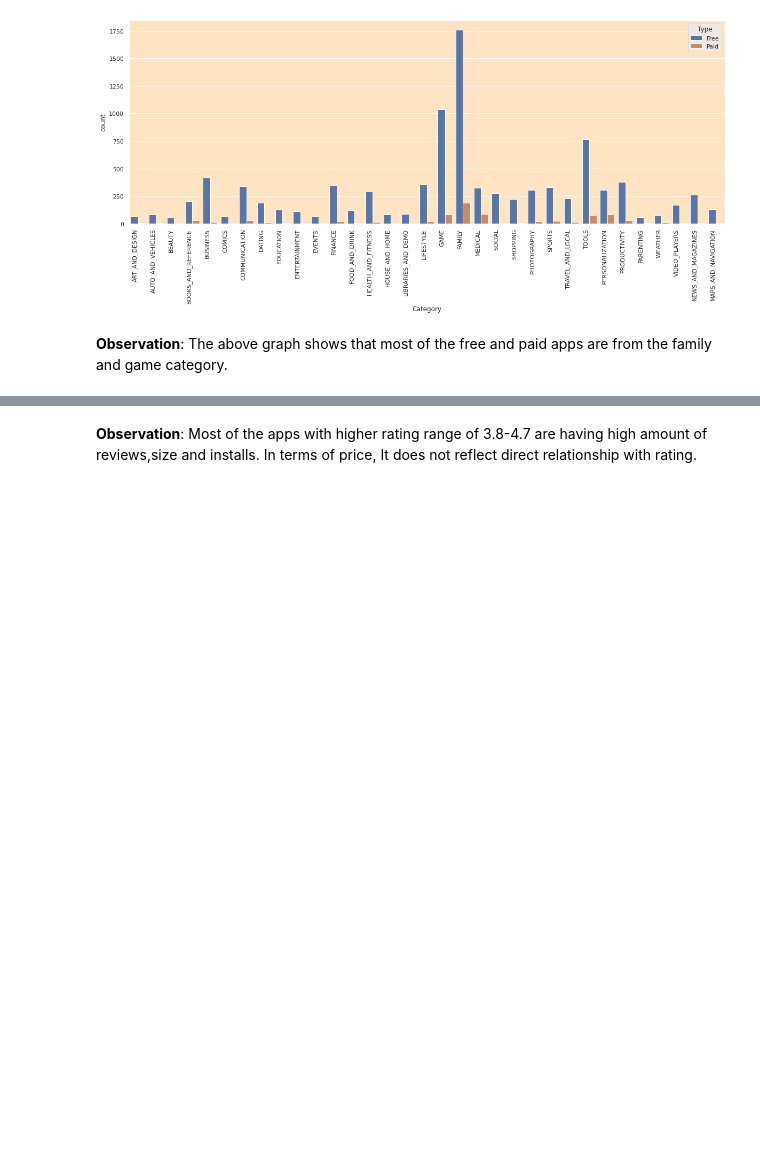
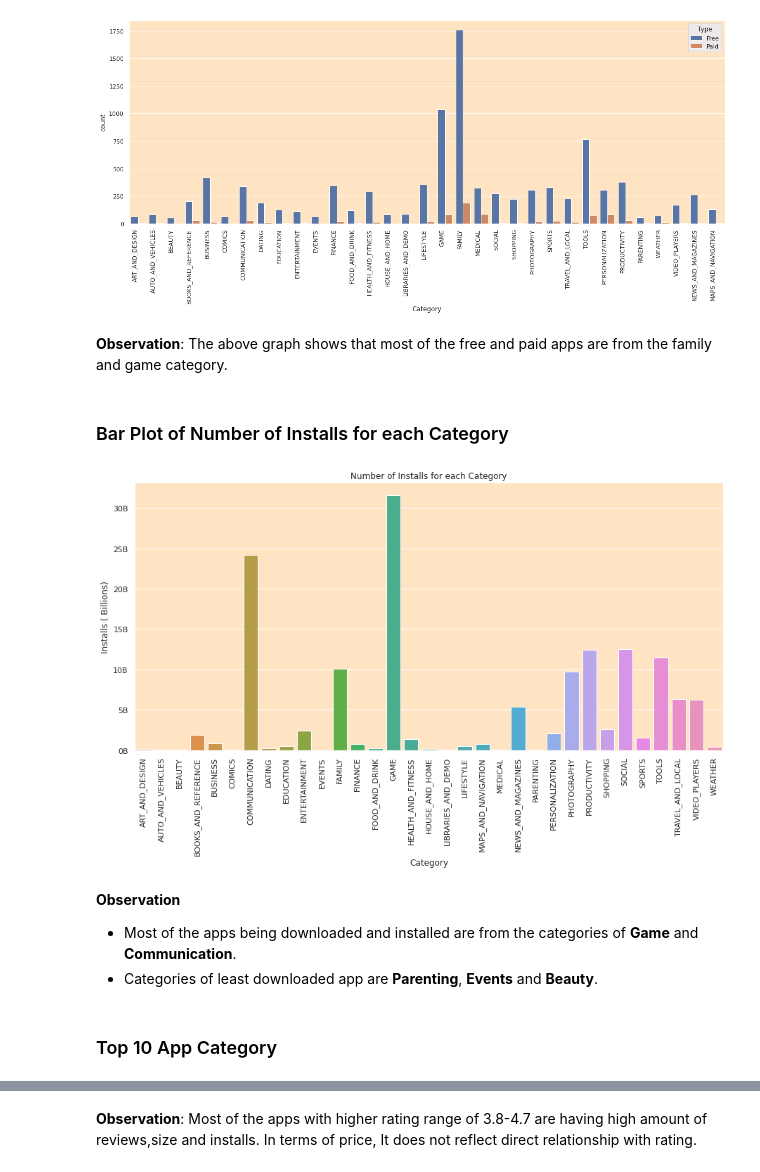
Before and after one commit to amit-kr-phe/Team-Capstone-Project-1-on-EDA, a Jupyter notebook: Individual_Notebook.ipynb, the cells around one changed output, grey strips where cells are left out. Saved outputs shown, nothing was run; the diff lists cells and outputs as text; code cells hidden in the pictures; blank space fills up the shorter version.

```diff
--- a/Individual_Notebook.ipynb
+++ b/Individual_Notebook.ipynb
@@ -475,3 +503,27 @@ plt.xticks(rotation=90,horizontalalignment='right');
 [figure]
 # %% [markdown]
 **Observation**: The above graph shows that most of the free and paid apps are from the family and game category.
+# %% [markdown]
+### Bar Plot of Number of Installs for each Category
+# %%
+import matplotlib.ticker as ticker
+categories=df_1.groupby('Category')
+d=categories[['Installs']].sum().reset_index()
+plt.figure(figsize=(15,7))
+sns.barplot(x='Category',y='Installs',data=d)
+ax=plt.axes()
+ax.set_facecolor('bisque')
+plt.xticks(rotation=90)
+plt.ylabel('Installs ( Billions)')
+ax.yaxis.set_major_formatter(ticker.FuncFormatter(lambda x, pos: '{:,.0f}'.format(x/1000000000) + 'B'))
+plt.title('Number of Installs for each Category')
+plt.show()
+# %% [output]
+[figure, added]
+# %% [markdown]
+**Observation**
+
+*   Most of the apps being downloaded and installed are from the categories of **Game** and **Communication**.
+*   Categories of least downloaded app are **Parenting**, **Events** and **Beauty**.
+# %% [markdown]
+### Top 10 App Category
```
Also changed, not shown: parts of 40 cells of this notebook.
